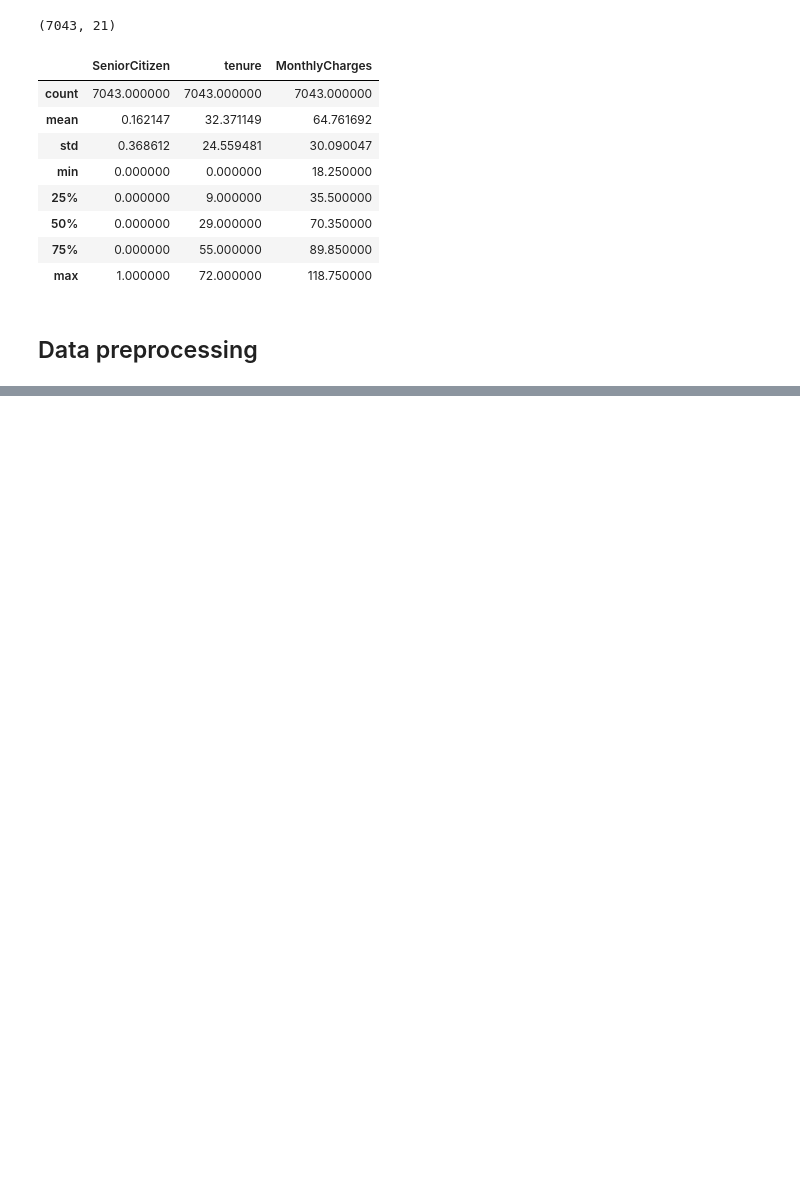
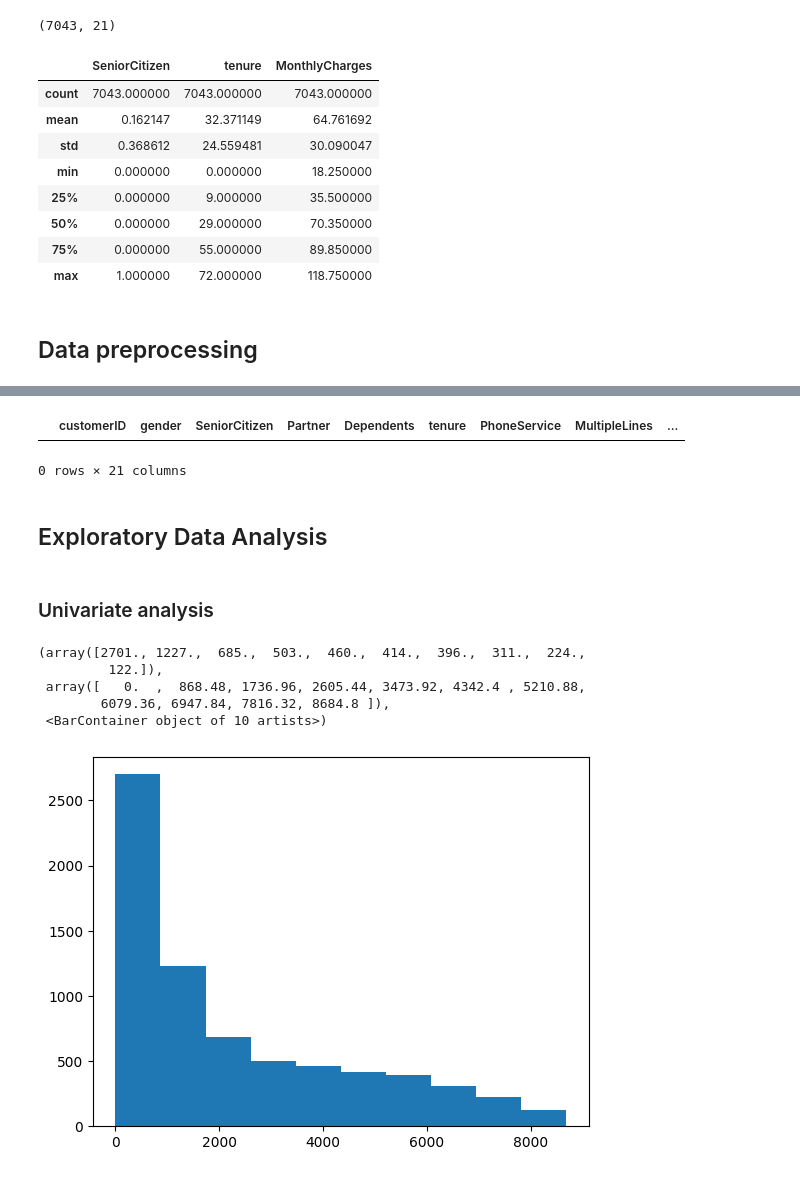
Before and after one commit to asa1997/CarPricePrediction, a Jupyter notebook: Telecom_Customer_Churn/Telecom_CustomerChurn.ipynb, the cells around one changed output, grey strips where cells are left out. Cells and saved outputs as stored; diff of their text form; code cells hidden in the pictures; blank space fills up the shorter version.

```diff
--- a/Telecom_Customer_Churn/Telecom_CustomerChurn.ipynb
+++ b/Telecom_Customer_Churn/Telecom_CustomerChurn.ipynb
@@ -73,3 +73,7 @@ churn_data.describe()
 | max | 1.000000 | 72.000000 | 118.750000 |
 # %% [markdown]
 ## Data preprocessing
+# %%
+# There are spaces in total charges, replace it.
+churn_data['TotalCharges'] = churn_data['TotalCharges'].replace(' ', np.nan)
+churn_data['TotalCharges'] = pd.to_numeric(churn_data['TotalCharges']) # convert object field to numeric type.
@@ -75,0 +127,25 @@ churn_data.describe()
+# %%
+value = churn_data['MonthlyCharges'] * churn_data['tenure']
+# %%
+# churn_data['TotalCharges'] = value.where(churn_data['TotalCharges'] == np.nan, other=churn_data['TotalCharges'])
+churn_data['TotalCharges'] = churn_data['TotalCharges'].fillna(value)
+# %%
+churn_data[churn_data['TotalCharges'].isna()]
+# %% [output]
+|  | customerID | gender | SeniorCitizen | Partner | Dependents | tenure | PhoneService | MultipleLines | ... |
+0 rows × 21 columns
+# %% [markdown]
+## Exploratory Data Analysis
+# %% [markdown]
+### Univariate analysis
+# %%
+# Distribution of TotalCharges
+
+plt.hist(churn_data['TotalCharges'])
+# %% [output]
+(array([2701., 1227.,  685.,  503.,  460.,  414.,  396.,  311.,  224.,
+         122.]),
+ array([   0.  ,  868.48, 1736.96, 2605.44, 3473.92, 4342.4 , 5210.88,
+        6079.36, 6947.84, 7816.32, 8684.8 ]),
+ <BarContainer object of 10 artists>)
+[figure, added]
```
Also changed, not shown: parts of 7 cells of this notebook.
